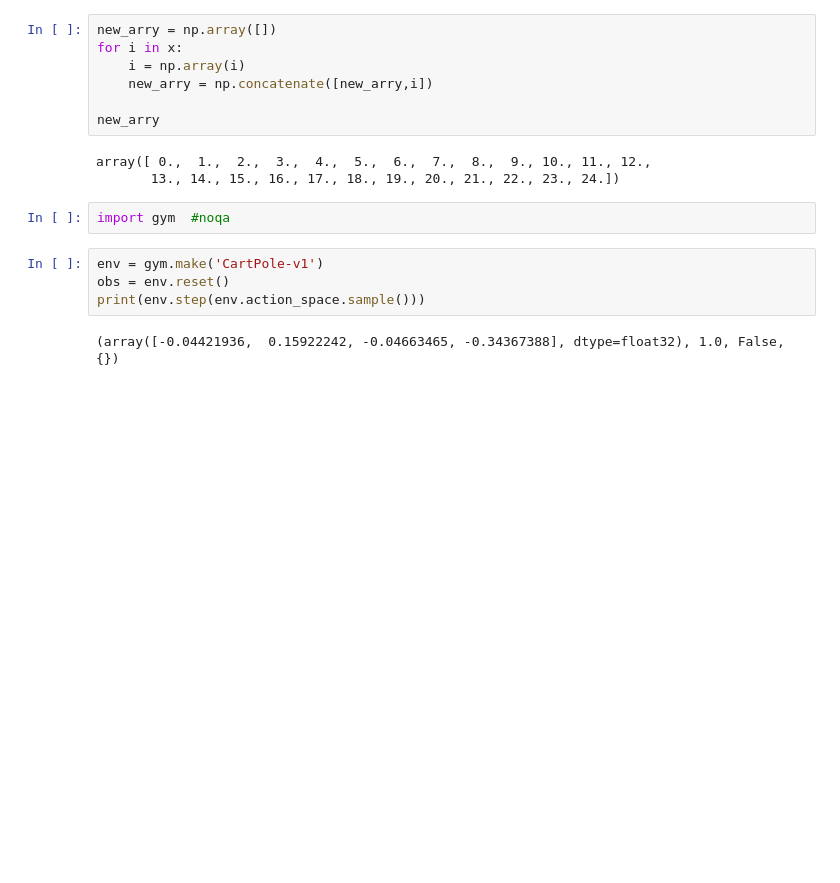
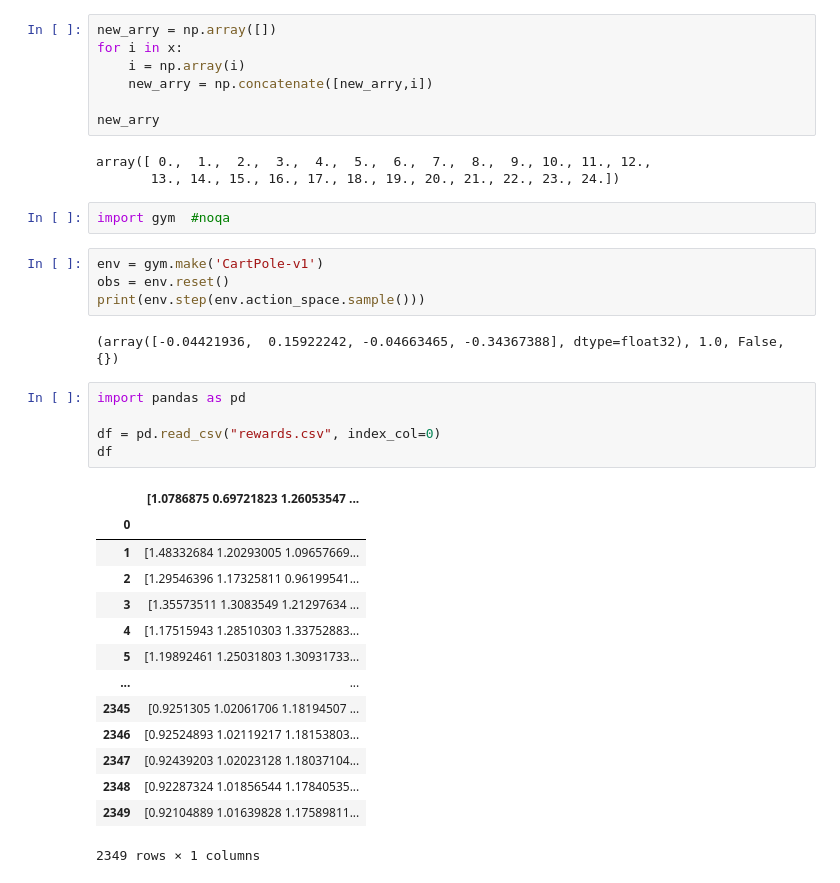
Before and after one commit to Nins16/DQL_AveEntLumRei-1, a Jupyter notebook: Route Playground.ipynb, the cells around one changed output. Cells and saved outputs as stored; diff of their text form; blank space fills up the shorter version.

```diff
--- a/Route Playground.ipynb
+++ b/Route Playground.ipynb
@@ -293,3 +293,23 @@ obs = env.reset()
 print(env.step(env.action_space.sample()))
 # %% [output]
 (array([-0.04421936,  0.15922242, -0.04663465, -0.34367388], dtype=float32), 1.0, False, {})
+# %%
+import pandas as pd
+
+df = pd.read_csv("rewards.csv", index_col=0)
+df
+# %% [output]
+|  | [1.0786875 0.69721823 1.26053547 ... |
+| 0 |  |
+| 1 | [1.48332684 1.20293005 1.09657669... |
+| 2 | [1.29546396 1.17325811 0.96199541... |
+| 3 | [1.35573511 1.3083549 1.21297634 ... |
+| 4 | [1.17515943 1.28510303 1.33752883... |
+| 5 | [1.19892461 1.25031803 1.30931733... |
+| ... | ... |
+| 2345 | [0.9251305 1.02061706 1.18194507 ... |
+| 2346 | [0.92524893 1.02119217 1.18153803... |
+| 2347 | [0.92439203 1.02023128 1.18037104... |
+| 2348 | [0.92287324 1.01856544 1.17840535... |
+| 2349 | [0.92104889 1.01639828 1.17589811... |
+2349 rows × 1 columns
```
Also changed, not shown: parts of 5 cells of this notebook, 28 other files.
